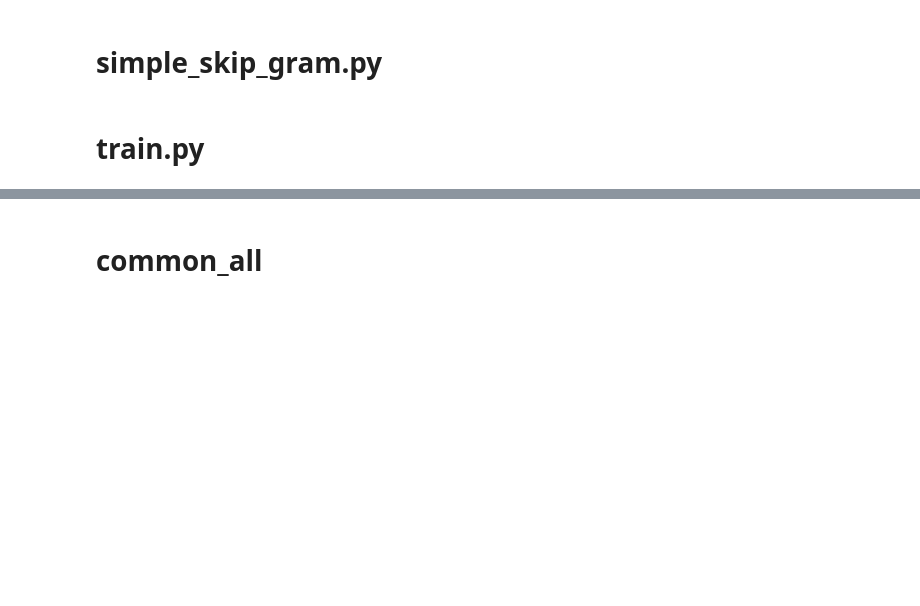
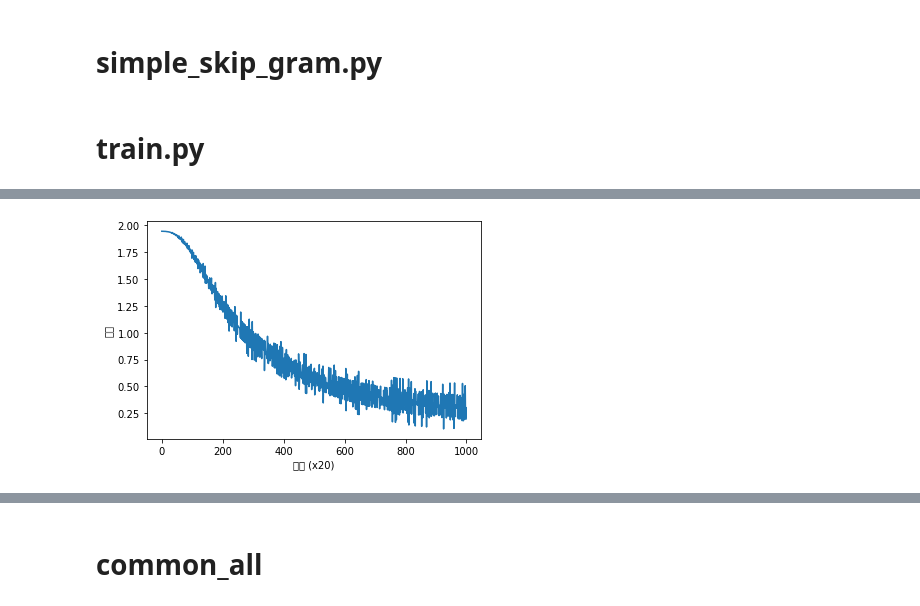
Before and after one commit to abooundev/DL-scratch2, a Jupyter notebook: code_ch3.ipynb, the cells around one changed output, grey strips where cells are left out. Drawn from its saved outputs; the diff is of its cells as text; code cells hidden in the pictures; blank space fills up the shorter version.

```diff
--- a/code_ch3.ipynb
+++ b/code_ch3.ipynb
@@ -131,0 +165,13 @@ class SimpleSkipGram:
+# %%
+contexts, target = create_contexts_target(corpus, window_size)
+print("contexts:", contexts)
+print("target:", target)
+"""
+contexts: [[0 2]
+ [1 3]
+ [2 4]
+ [3 1]
+ [4 5]
+ [1 6]]
+target: [1 2 3 4 1 5]
+"""
@@ -131,0 +187,5 @@ class SimpleSkipGram:
+# %%
+target = convert_one_hot(target, vocab_size)
+contexts = convert_one_hot(contexts, vocab_size)
+print("contexts:", contexts)
+print("target:", target)
@@ -131,0 +210,6 @@ class SimpleSkipGram:
+# %%
+model = SimpleCBOW(vocab_size, hidden_size)
+optimizer = Adam()
+trainer = Trainer(model, optimizer)
+# %%
+trainer.fit(contexts, target, max_epoch, batch_size)
@@ -131,0 +234,4 @@ class SimpleSkipGram:
+# %%
+trainer.plot()
+# %% [output]
+[figure, added]
```
Also changed, not shown: parts of 9 cells of this notebook, 13 other files.
